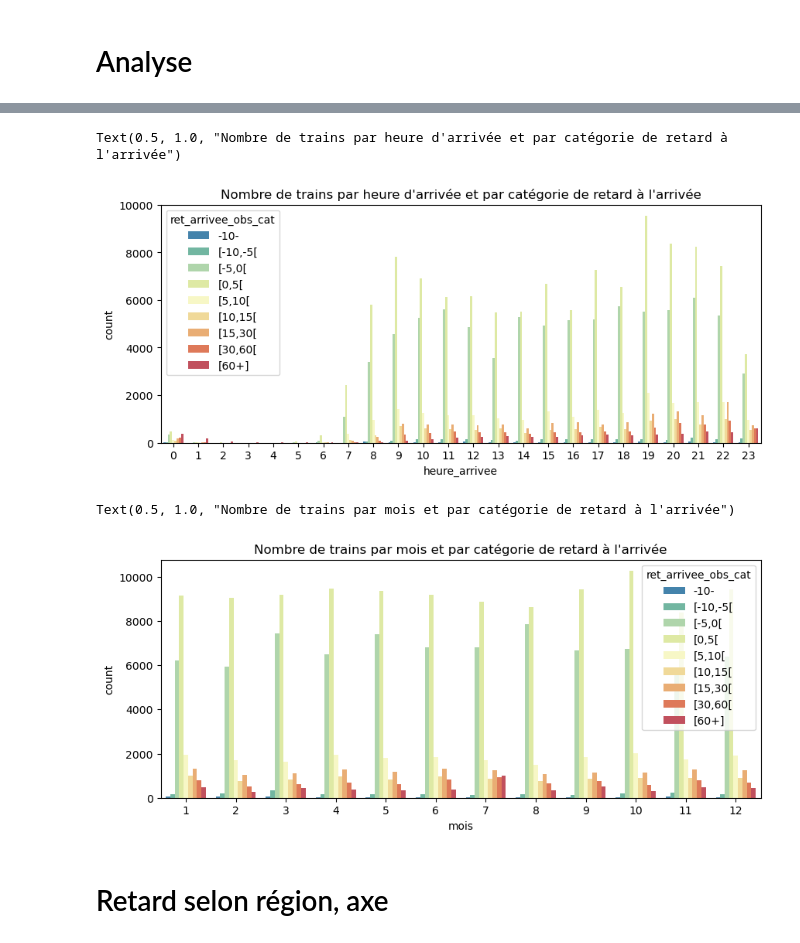
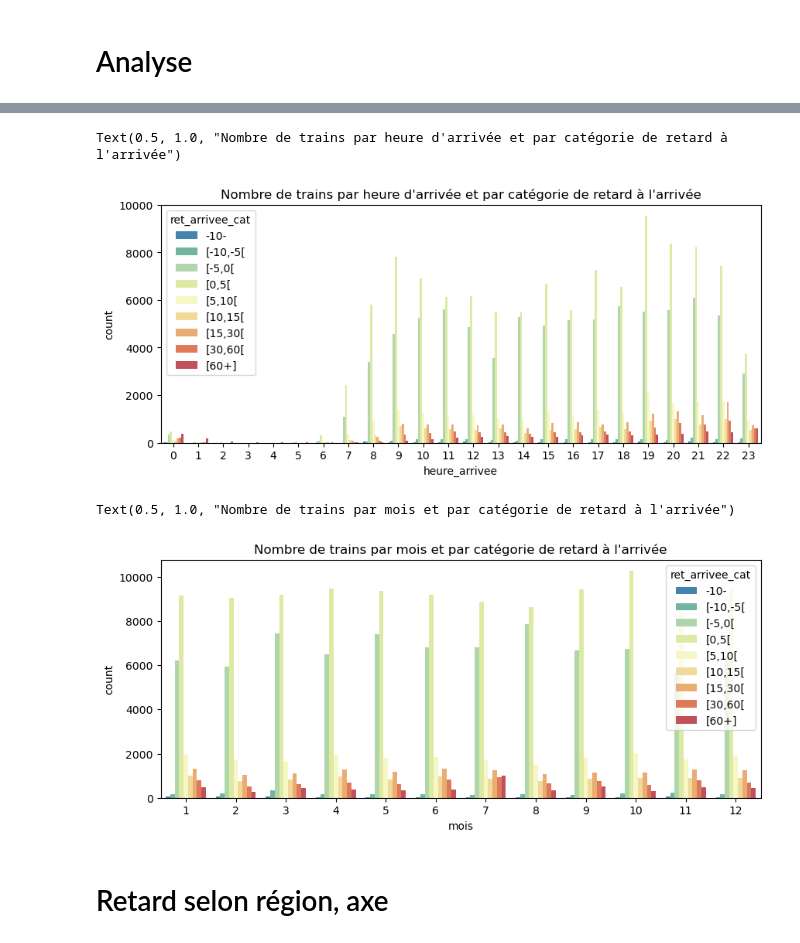
Before and after one commit to Gallien-e/analyse-retard-sncf, a Jupyter notebook: notebooks/2-EDA-2024.ipynb, the cells around one changed output, grey strips where cells are left out. Cells and saved outputs as stored; diff of their text form; code cells hidden in the pictures.

```diff
--- a/notebooks/2-EDA-2024.ipynb
+++ b/notebooks/2-EDA-2024.ipynb
@@ -101,5 +70,10 @@ df.sort_values(by='ret_arrivee_obs_min', ascending=False).head()
+# %%
+# Ré-ajout de la catégorie de retard à l'arrivée, supprimée de l'ingestion
+bins = [float("-inf"), -10, -5, 0, 5, 10, 15, 30, 60, float("inf")]
+labels = ["-10-", "[-10,-5[", "[-5,0[", "[0,5[", "[5,10[", "[10,15[", "[15,30[", "[30,60[", "[60+]"]
+df["ret_arrivee_cat"] = pd.cut(df["ret_arrivee"], bins=bins, labels=labels, right=False)
 # %%
 # on va ignorer le retard > 1400 minutes, c'est aberrant et ça casse tous les graphiques après
-df = df[df['ret_arrivee_obs_min'] <= 1400]
+df = df[df['ret_arrivee'] <= 1400]
 # %%
 # top 10 des plus grandes avances au départ
@@ -167,21 +125,21 @@ df[['duree_theorique_min', 'ret_arrivee_obs_min']].corr()
 # %%
-# Affiche le nombre de ret_arrivee_obs_cat par heure_arrivee
-palette = sns.color_palette("Spectral", n_colors=len(df['ret_arrivee_obs_cat'].cat.categories))[::-1]
+# Affiche le nombre de ret_arrivee_cat par heure_arrivee
+palette = sns.color_palette("Spectral", n_colors=len(df['ret_arrivee_cat'].cat.categories))[::-1]
 plt.figure(figsize=(10,4))
-sns.countplot(data=df, x='heure_arrivee', hue='ret_arrivee_obs_cat', palette=palette)
+sns.countplot(data=df, x='heure_arrivee', hue='ret_arrivee_cat', palette=palette)
 plt.title("Nombre de trains par heure d'arrivée et par catégorie de retard à l'arrivée")
 # %% [output]
 Text(0.5, 1.0, "Nombre de trains par heure d'arrivée et par catégorie de retard à l'arrivée")
-[figure, old version]
+[figure, new version]
 # %%
-# Affiche le nombre de ret_arrivee_obs_cat par mois
-palette = sns.color_palette("Spectral", n_colors=len(df['ret_arrivee_obs_cat'].cat.categories))[::-1]
+# Affiche le nombre de ret_arrivee_cat par mois
+palette = sns.color_palette("Spectral", n_colors=len(df['ret_arrivee_cat'].cat.categories))[::-1]
 plt.figure(figsize=(10,4))
-sns.countplot(data=df, x='mois', hue='ret_arrivee_obs_cat', palette=palette)
+sns.countplot(data=df, x='mois', hue='ret_arrivee_cat', palette=palette)
 plt.title("Nombre de trains par mois et par catégorie de retard à l'arrivée")
 # %% [output]
 Text(0.5, 1.0, "Nombre de trains par mois et par catégorie de retard à l'arrivée")
-[figure, old version]
+[figure, new version]
 # %% [markdown]
 # Retard selon région, axe
 # %%
```
Also changed, not shown: parts of 45 cells of this notebook, 1 other file.
